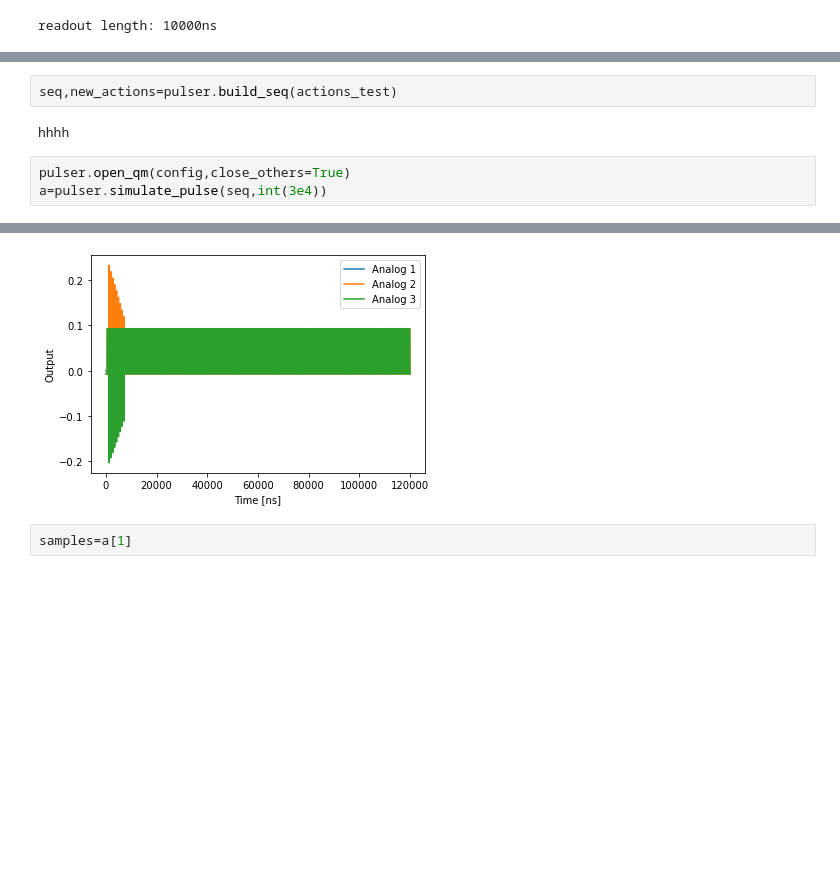
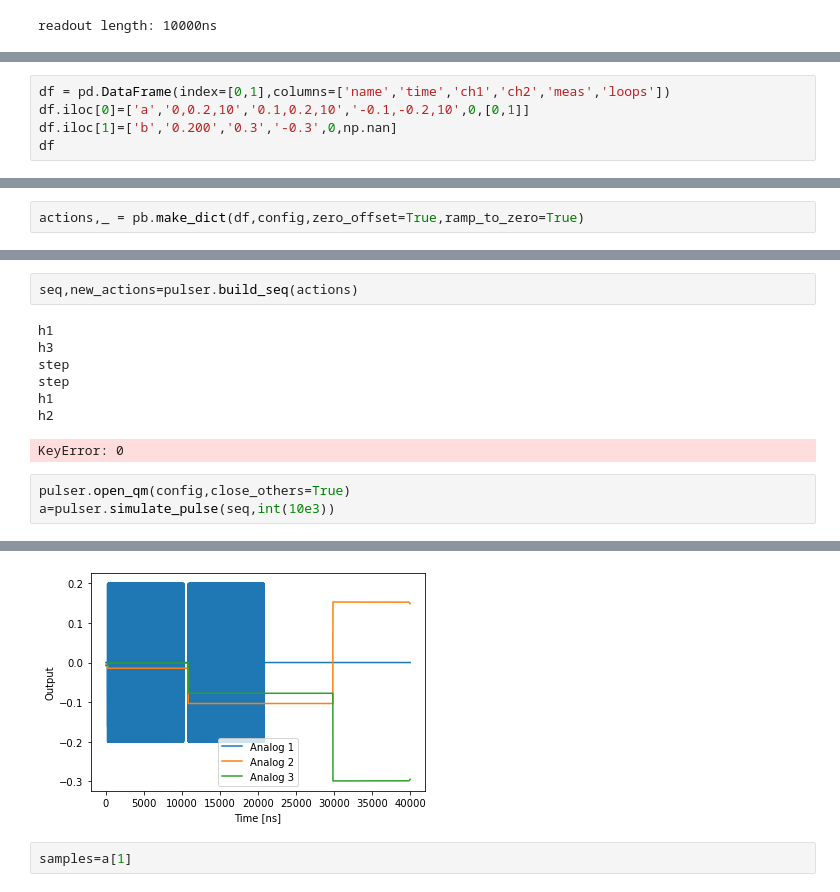
Before and after one commit to qdev-dk/QMachine, a Jupyter notebook: qmachine/pulse_generator/Pulse_generator_test.ipynb, the cells around one changed output, grey strips where cells are left out. Cells and saved outputs as stored; diff of their text form; blank space fills up the shorter version.

```diff
--- a/qmachine/pulse_generator/Pulse_generator_test.ipynb
+++ b/qmachine/pulse_generator/Pulse_generator_test.ipynb
@@ -544,0 +468,5 @@ WARNING: Making zero offset is only tested properly with 1 loop max
+# %%
+df = pd.DataFrame(index=[0,1],columns=['name','time','ch1','ch2','meas','loops'])
+df.iloc[0]=['a','0,0.2,10','0.1,0.2,10','-0.1,-0.2,10',0,[0,1]]
+df.iloc[1]=['b','0.200','0.3','-0.3',0,np.nan]
+df
@@ -544,0 +477,2 @@ WARNING: Making zero offset is only tested properly with 1 loop max
+# %%
+actions,_ = pb.make_dict(df,config,zero_offset=True,ramp_to_zero=True)
@@ -545,8 +502,14 @@ WARNING: Making zero offset is only tested properly with 1 loop max
 # %%
-seq,new_actions=pulser.build_seq(actions_test)
+seq,new_actions=pulser.build_seq(actions)
 # %% [output]
-hhhh
+h1
+h3
+step
+step
+h1
+h2
+KeyError: 0
 # %%
 pulser.open_qm(config,close_others=True)
-a=pulser.simulate_pulse(seq,int(3e4))
+a=pulser.simulate_pulse(seq,int(10e3))
 # %% [output]
@@ -560,4 +523,4 @@ default value for CW is: 0.25
-[figure, old version]
+[figure, new version]
 # %%
 samples=a[1]
 # %%
```
Also changed, not shown: parts of 15 cells of this notebook, 2 other files.
